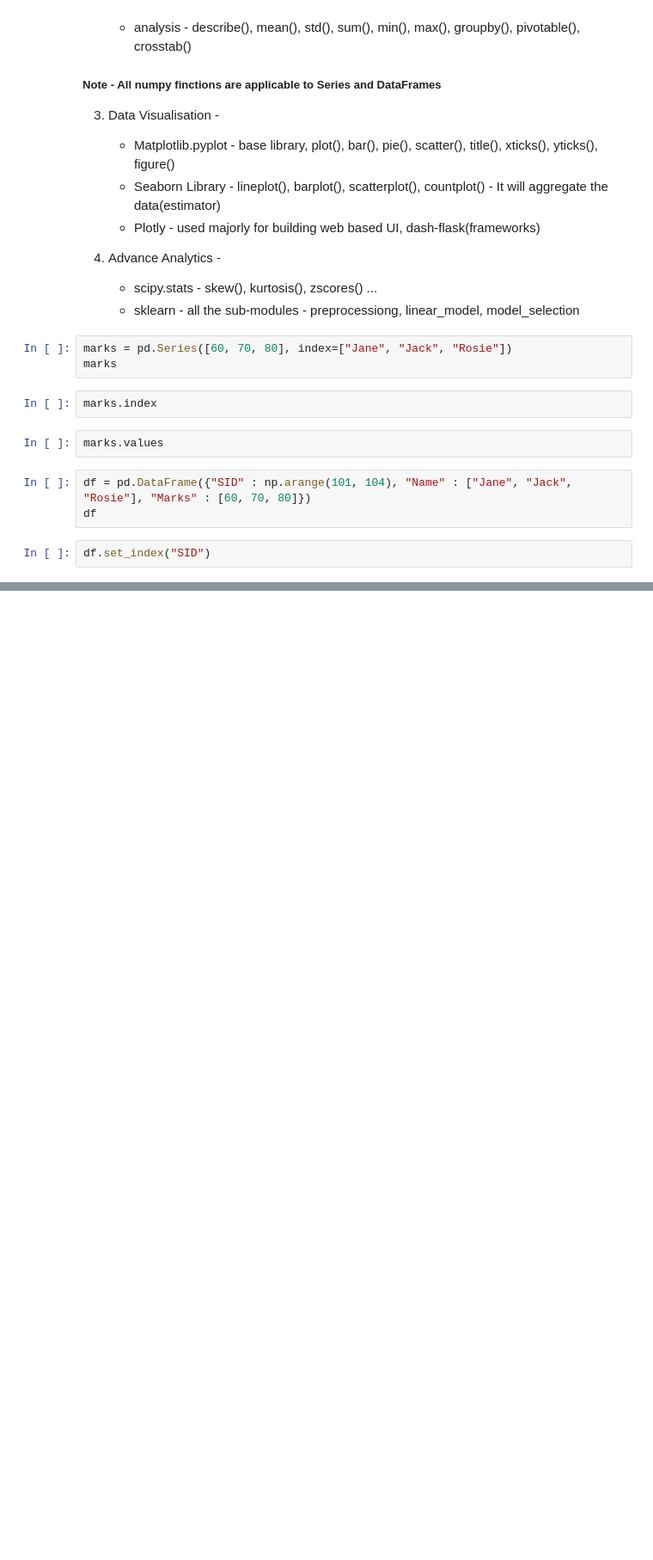
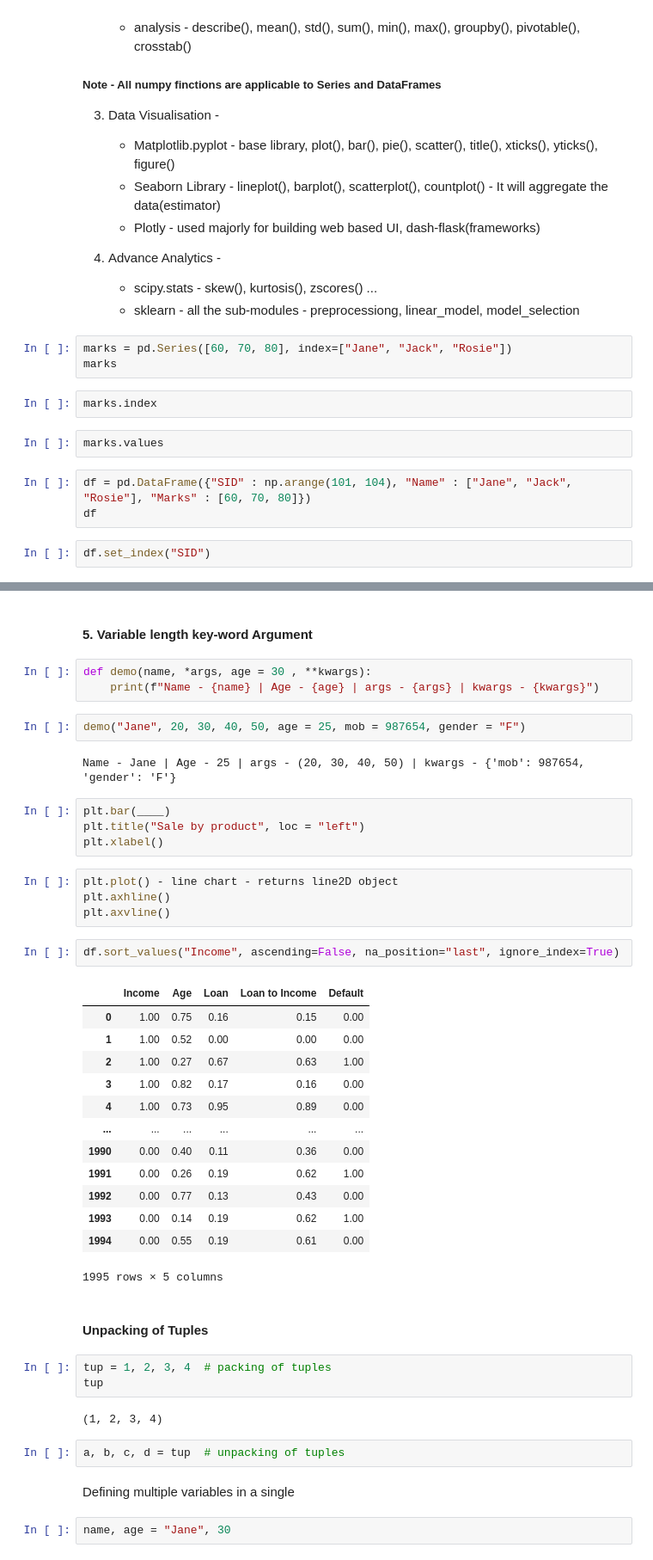
Before and after one commit to knowledge-corner/Optum-Global_Sept_24, a Jupyter notebook: Classwork_Vaidehi.ipynb, the cells around one changed output, grey strips where cells are left out. Shown at 86% size. Saved outputs shown, nothing was run; the diff lists cells and outputs as text; blank space fills up the shorter version.

```diff
--- a/Classwork_Vaidehi.ipynb
+++ b/Classwork_Vaidehi.ipynb
@@ -1300,0 +1538,46 @@ df.set_index("SID")
+# %% [markdown]
+#### 5. Variable length key-word Argument
+# %%
+def demo(name, *args, age = 30 , **kwargs):
+    print(f"Name - {name} | Age - {age} | args - {args} | kwargs - {kwargs}")
+# %%
+demo("Jane", 20, 30, 40, 50, age = 25, mob = 987654, gender = "F")
+# %% [output]
+Name - Jane | Age - 25 | args - (20, 30, 40, 50) | kwargs - {'mob': 987654, 'gender': 'F'}
+# %%
+plt.bar(____)
+plt.title("Sale by product", loc = "left")
+plt.xlabel()
+# %%
+plt.plot() - line chart - returns line2D object
+plt.axhline()
+plt.axvline()
+# %%
+df.sort_values("Income", ascending=False, na_position="last", ignore_index=True)
+# %% [output]
+|  | Income | Age | Loan | Loan to Income | Default |
+| 0 | 1.00 | 0.75 | 0.16 | 0.15 | 0.00 |
+| 1 | 1.00 | 0.52 | 0.00 | 0.00 | 0.00 |
+| 2 | 1.00 | 0.27 | 0.67 | 0.63 | 1.00 |
+| 3 | 1.00 | 0.82 | 0.17 | 0.16 | 0.00 |
+| 4 | 1.00 | 0.73 | 0.95 | 0.89 | 0.00 |
+| ... | ... | ... | ... | ... | ... |
+| 1990 | 0.00 | 0.40 | 0.11 | 0.36 | 0.00 |
+| 1991 | 0.00 | 0.26 | 0.19 | 0.62 | 1.00 |
+| 1992 | 0.00 | 0.77 | 0.13 | 0.43 | 0.00 |
+| 1993 | 0.00 | 0.14 | 0.19 | 0.62 | 1.00 |
+| 1994 | 0.00 | 0.55 | 0.19 | 0.61 | 0.00 |
+1995 rows × 5 columns
+# %% [markdown]
+#### Unpacking of Tuples
+# %%
+tup = 1, 2, 3, 4  # packing of tuples
+tup
+# %% [output]
+(1, 2, 3, 4)
+# %%
+a, b, c, d = tup  # unpacking of tuples
+# %% [markdown]
+Defining multiple variables in a single
+# %%
+name, age = "Jane", 30
```
Also changed, not shown: parts of 73 cells of this notebook.
